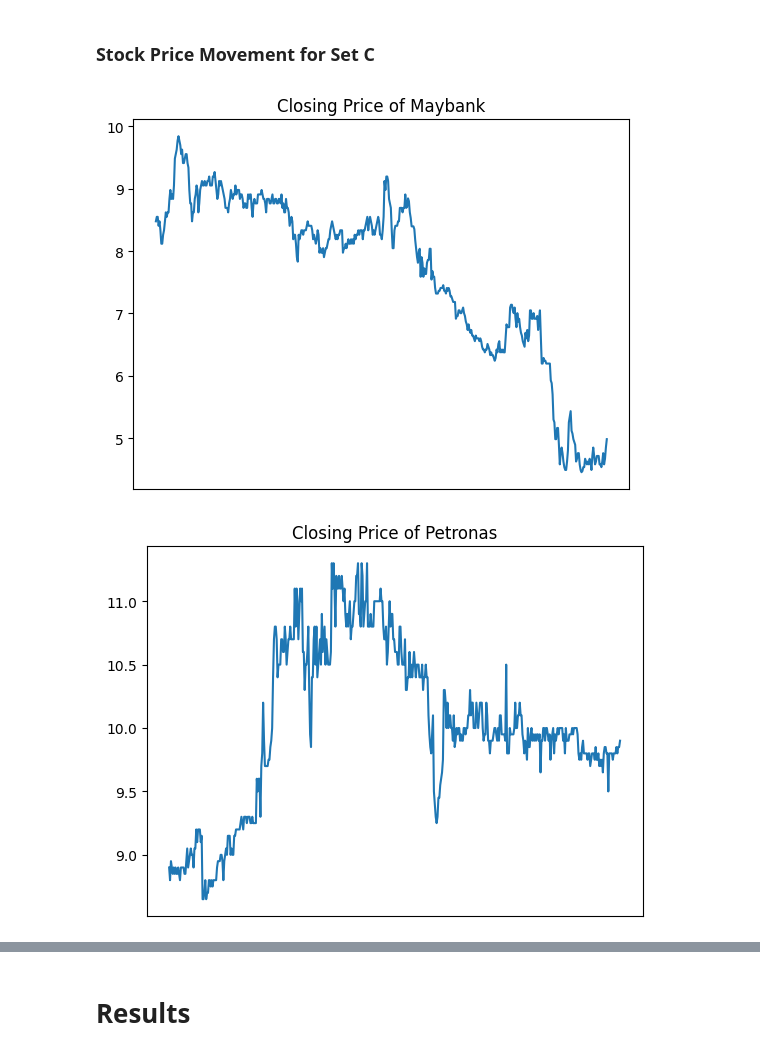
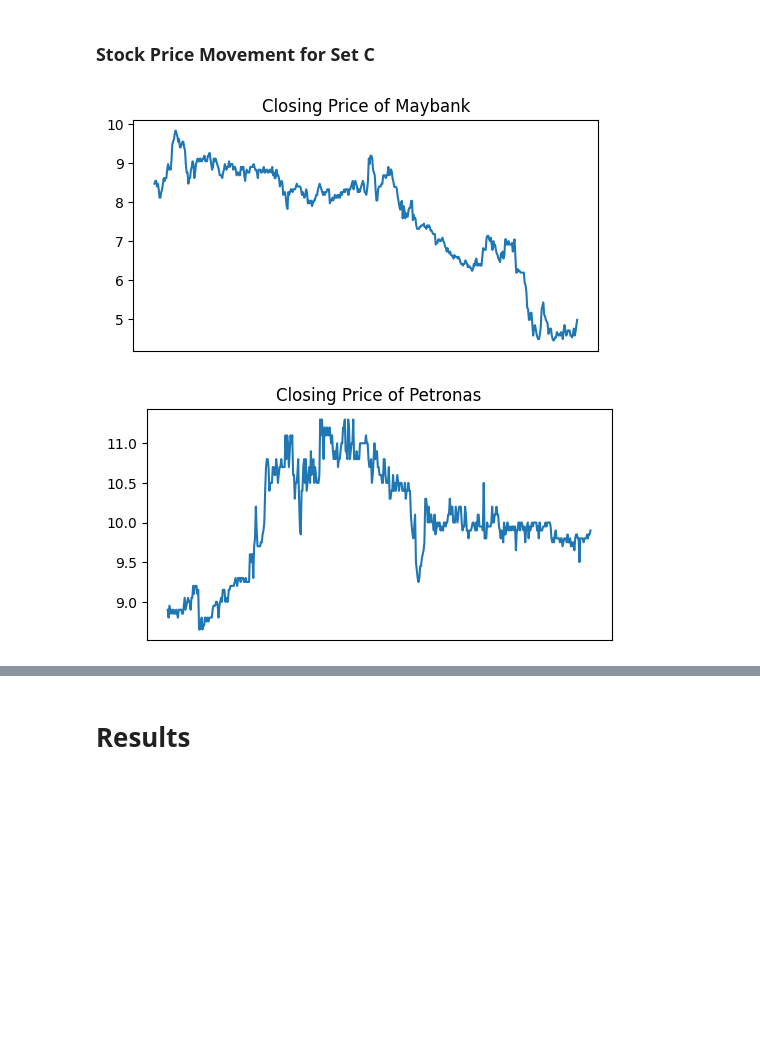
Before and after one commit to hzmzk/universal_portfolio, a Jupyter notebook: universal_portfolio_hilbert_matrix.ipynb, the cells around one changed output, grey strips where cells are left out. Saved outputs shown, nothing was run; the diff lists cells and outputs as text; code cells hidden in the pictures; blank space fills up the shorter version.

```diff
--- a/universal_portfolio_hilbert_matrix.ipynb
+++ b/universal_portfolio_hilbert_matrix.ipynb
@@ -251,16 +257,16 @@ plt.show()
 # %% [markdown]
 ### Set C
 # %%
-OpenMaybank = pd.read_csv('Maybank.csv', usecols=['Open']).to_numpy()
-CloseMaybank = pd.read_csv('Maybank.csv', usecols=['Close']).to_numpy()
+OpenMaybank = pd.read_csv('datasets/Maybank.csv', usecols=['Open']).to_numpy()
+CloseMaybank = pd.read_csv('datasets/Maybank.csv', usecols=['Close']).to_numpy()
 ratioMaybank = np.divide(CloseMaybank, OpenMaybank)
 
-OpenPetronas = pd.read_csv('Petronas.csv', usecols=['Open']).to_numpy()
-ClosePetronas = pd.read_csv('Petronas.csv', usecols=['Close']).to_numpy()
+OpenPetronas = pd.read_csv('datasets/Petronas.csv', usecols=['Open']).to_numpy()
+ClosePetronas = pd.read_csv('datasets/Petronas.csv', usecols=['Close']).to_numpy()
 ratioPetronas = np.divide(ClosePetronas, OpenPetronas)
 
-OpenSimeDarby = pd.read_csv('SimeDarby.csv', usecols=['Open']).to_numpy()
-CloseSimeDarby = pd.read_csv('SimeDarby.csv', usecols=['Close']).to_numpy()
+OpenSimeDarby = pd.read_csv('datasets/SimeDarby.csv', usecols=['Open']).to_numpy()
+CloseSimeDarby = pd.read_csv('datasets/SimeDarby.csv', usecols=['Close']).to_numpy()
 ratioSimeDarby = np.divide(CloseSimeDarby, OpenSimeDarby)
 
 #Daily Price Relative array for Set C
@@ -270,22 +276,25 @@ ratioSetC = np.concatenate([ratioMaybank, ratioPetronas, ratioSimeDarby], axis=1
 # %%
 fig,ax = plt.subplots(1)
 ax.set_xticks([])
 plt.title('Closing Price of Maybank')
 plt.plot(Days, CloseMaybank)
+fig.set_size_inches(6, 3)
 plt.show()
 
 fig,ax = plt.subplots(1)
 ax.set_xticks([])
 plt.title('Closing Price of Petronas')
 plt.plot(Days, ClosePetronas)
+fig.set_size_inches(6, 3)
 plt.show()
 
 
 fig,ax = plt.subplots(1)
 ax.set_xticks([])
 plt.title('Closing Price of Sime Darby')
 plt.plot(Days, CloseSimeDarby)
+fig.set_size_inches(6, 3)
 plt.show()
 # %% [output]
-[figure, old version]
+[figure, new version]
-[figure, old version]
+[figure, new version]
```
Also changed, not shown: parts of 6 cells of this notebook, 9 other files.
